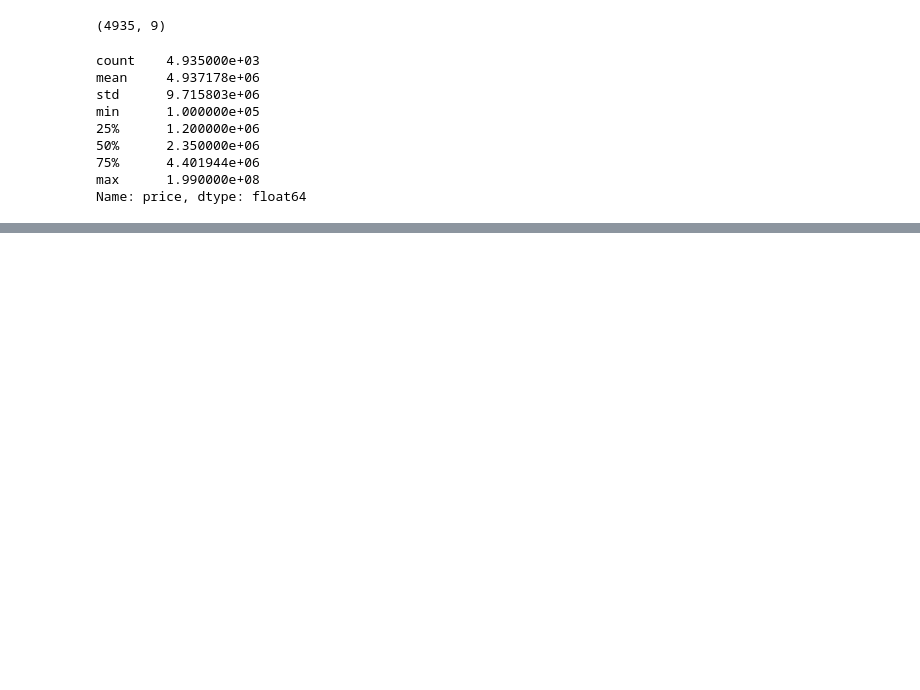
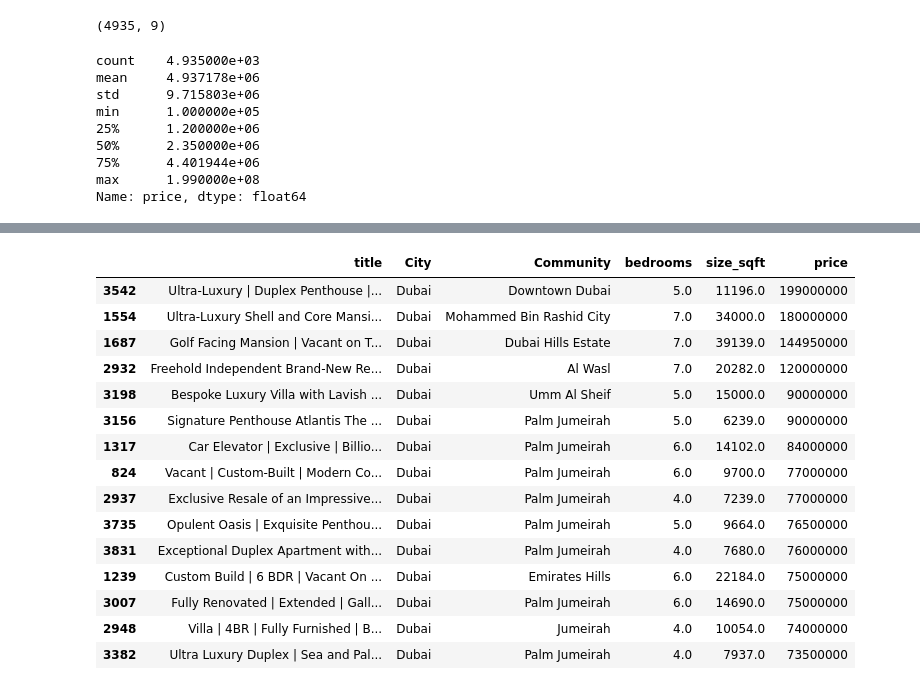
Before and after one commit to mustufah101-cmyk/Dubai-Property-Price-Estimator, a Jupyter notebook: notebook.ipynb, the cells around one changed output, grey strips where cells are left out. Saved outputs shown, nothing was run; the diff lists cells and outputs as text; code cells hidden in the pictures; blank space fills up the shorter version.

```diff
--- a/notebook.ipynb
+++ b/notebook.ipynb
@@ -698,0 +757,19 @@ Name: price, dtype: float64
+# %%
+df.sort_values("price", ascending=False)[["title", "City", "Community", "bedrooms", "size_sqft", "price"]].head(15)
+# %% [output]
+|  | title | City | Community | bedrooms | size_sqft | price |
+| 3542 | Ultra-Luxury | Duplex Penthouse |... | Dubai | Downtown Dubai | 5.0 | 11196.0 | 199000000 |
+| 1554 | Ultra-Luxury Shell and Core Mansi... | Dubai | Mohammed Bin Rashid City | 7.0 | 34000.0 | 180000000 |
+| 1687 | Golf Facing Mansion | Vacant on T... | Dubai | Dubai Hills Estate | 7.0 | 39139.0 | 144950000 |
+| 2932 | Freehold Independent Brand-New Re... | Dubai | Al Wasl | 7.0 | 20282.0 | 120000000 |
+| 3198 | Bespoke Luxury Villa with Lavish ... | Dubai | Umm Al Sheif | 5.0 | 15000.0 | 90000000 |
+| 3156 | Signature Penthouse Atlantis The ... | Dubai | Palm Jumeirah | 5.0 | 6239.0 | 90000000 |
+| 1317 | Car Elevator | Exclusive | Billio... | Dubai | Palm Jumeirah | 6.0 | 14102.0 | 84000000 |
+| 824 | Vacant | Custom-Built | Modern Co... | Dubai | Palm Jumeirah | 6.0 | 9700.0 | 77000000 |
+| 2937 | Exclusive Resale of an Impressive... | Dubai | Palm Jumeirah | 4.0 | 7239.0 | 77000000 |
+| 3735 | Opulent Oasis | Exquisite Penthou... | Dubai | Palm Jumeirah | 5.0 | 9664.0 | 76500000 |
+| 3831 | Exceptional Duplex Apartment with... | Dubai | Palm Jumeirah | 4.0 | 7680.0 | 76000000 |
+| 1239 | Custom Build | 6 BDR | Vacant On ... | Dubai | Emirates Hills | 6.0 | 22184.0 | 75000000 |
+| 3007 | Fully Renovated | Extended | Gall... | Dubai | Palm Jumeirah | 6.0 | 14690.0 | 75000000 |
+| 2948 | Villa | 4BR | Fully Furnished | B... | Dubai | Jumeirah | 4.0 | 10054.0 | 74000000 |
+| 3382 | Ultra Luxury Duplex | Sea and Pal... | Dubai | Palm Jumeirah | 4.0 | 7937.0 | 73500000 |
```
Also changed, not shown: parts of 26 cells of this notebook.
